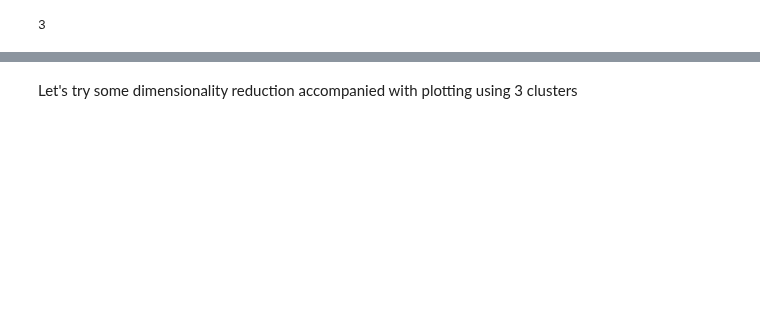
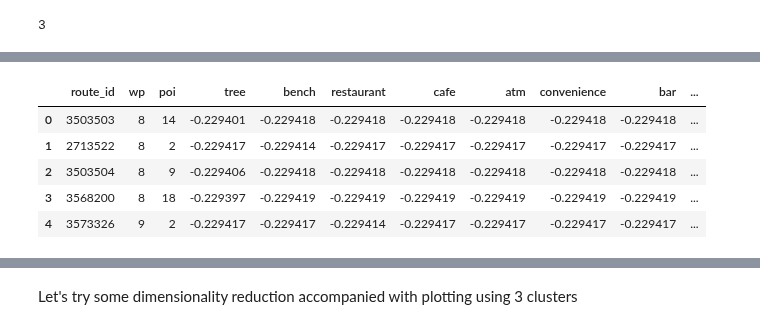
Before and after one commit to TechLabs-Berlin/wt21-way-to-go, a Jupyter notebook: machine_learning/KMeans_poicount_data.ipynb, the cells around one changed output, grey strips where cells are left out. Saved outputs shown, nothing was run; the diff lists cells and outputs as text; code cells hidden in the pictures; blank space fills up the shorter version.

```diff
--- a/machine_learning/KMeans_poicount_data.ipynb
+++ b/machine_learning/KMeans_poicount_data.ipynb
@@ -252,0 +238,13 @@ What happens: the biggest cluster "eats" the second biggest. Which is a loss in
+# %%
+# Standardising on axis 0 (rowise)
+df_st = df_poicount.iloc[:, 3:].sub(df_poicount.mean(1), axis=0).div(df_poicount.std(1), axis=0) #standardising all the feature values on axis 0
+df_id_info = df_poicount.iloc[:, 0:3] # extracting the first three columns from the poicount df
+df_poistand = pd.merge(df_id_info, df_st, how='outer', left_index=True, right_index=True) # joining on index
+df_poistand.head()
+# %% [output]
+|  | route_id | wp | poi | tree | bench | restaurant | cafe | atm | convenience | bar | ... |
+| 0 | 3503503 | 8 | 14 | -0.229401 | -0.229418 | -0.229418 | -0.229418 | -0.229418 | -0.229418 | -0.229418 | ... |
+| 1 | 2713522 | 8 | 2 | -0.229417 | -0.229414 | -0.229417 | -0.229417 | -0.229417 | -0.229417 | -0.229417 | ... |
+| 2 | 3503504 | 8 | 9 | -0.229406 | -0.229418 | -0.229418 | -0.229418 | -0.229418 | -0.229418 | -0.229418 | ... |
+| 3 | 3568200 | 8 | 18 | -0.229397 | -0.229419 | -0.229419 | -0.229419 | -0.229419 | -0.229419 | -0.229419 | ... |
+| 4 | 3573326 | 9 | 2 | -0.229417 | -0.229417 | -0.229414 | -0.229417 | -0.229417 | -0.229417 | -0.229417 | ... |
```
Also changed, not shown: parts of 80 cells of this notebook.
